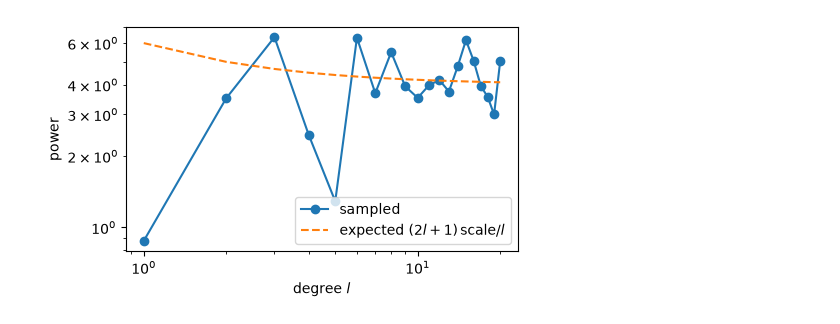
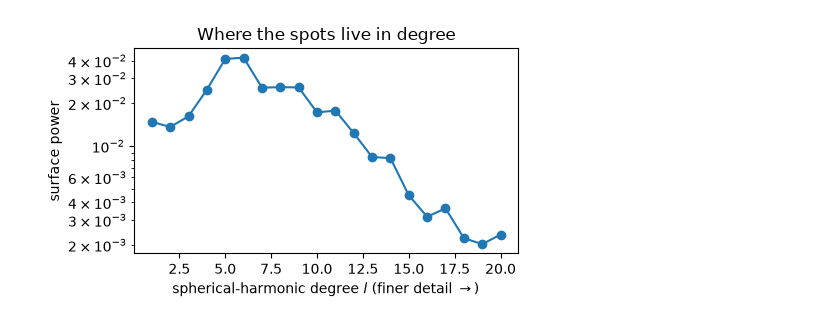
Before and after one commit to xiaziyna/jittermap, a Jupyter notebook: notebooks/01_surfaces.ipynb, the cells around one changed output. Drawn from its saved outputs; the diff is of its cells as text; code cells hidden in the pictures.

```diff
--- a/notebooks/01_surfaces.ipynb
+++ b/notebooks/01_surfaces.ipynb
@@ -61,8 +89,9 @@ variation from smaller, unresolved active regions.
 # %%
 spots = [(30, 315, 14.0), (55, 30, 9.0), (-10, 250, 11.0)]
-s_multi = jm.multispot_surface(spots, l_max=L, texture_amplitude=0.004,
-                               texture_seed=1)
-m = render_surface_fast(s_multi, L, 0.6, THETA, PHI, mask, X, Y, Z)
-fig, ax = plt.subplots(figsize=(4, 4))
-render_panel(ax, normalize_map(m), "3 spots + GMRF texture", 0.6)
+star3 = jm.multispot_surface(spots, l_max=L, texture_amplitude=0.004,
+                             texture_seed=1)
+fig, axes = plt.subplots(1, 4, figsize=(11, 3))
+for ax, t in zip(axes, np.linspace(0, 2*np.pi, 4, endpoint=False)):
+    show_star(ax, star3, L, 0.6, f"phase {t/np.pi:.2f}$\\pi$", t=t)
+plt.tight_layout()
 # %% [output]
@@ -77,11 +106,11 @@ power law is used as the prior precision in MAP inversion
 # %%
 sh = jm.SHIndexer(L)
-s_rand = jm.random_surface(L, alpha=1.0, scale=2.0, seed=0)
-power = [np.sum(np.abs(s_rand[sh.get_l_indices(l)])**2) for l in range(1, L+1)]
+power = [np.sum(np.abs(star3[sh.get_l_indices(l)])**2) for l in range(1, L+1)]
 plt.figure(figsize=(5, 3))
-plt.loglog(range(1, L+1), power, "o-", label="sampled")
-plt.loglog(range(1, L+1), [(2*l+1)*2.0/l for l in range(1, L+1)], "--",
-           label="expected $(2l+1)\,\mathrm{scale}/l$")
-plt.xlabel("degree $l$"); plt.ylabel("power"); plt.legend(); plt.tight_layout()
+plt.semilogy(range(1, L+1), power, "o-")
+plt.xlabel("spherical-harmonic degree $l$ (finer detail $\\rightarrow$)")
+plt.ylabel("surface power")
+plt.title("Where the spots live in degree")
+plt.tight_layout()
 # %% [output]
-[figure, old version]
+[figure, new version]
```
Also changed, not shown: parts of 20 cells of this notebook, 8 other files.
